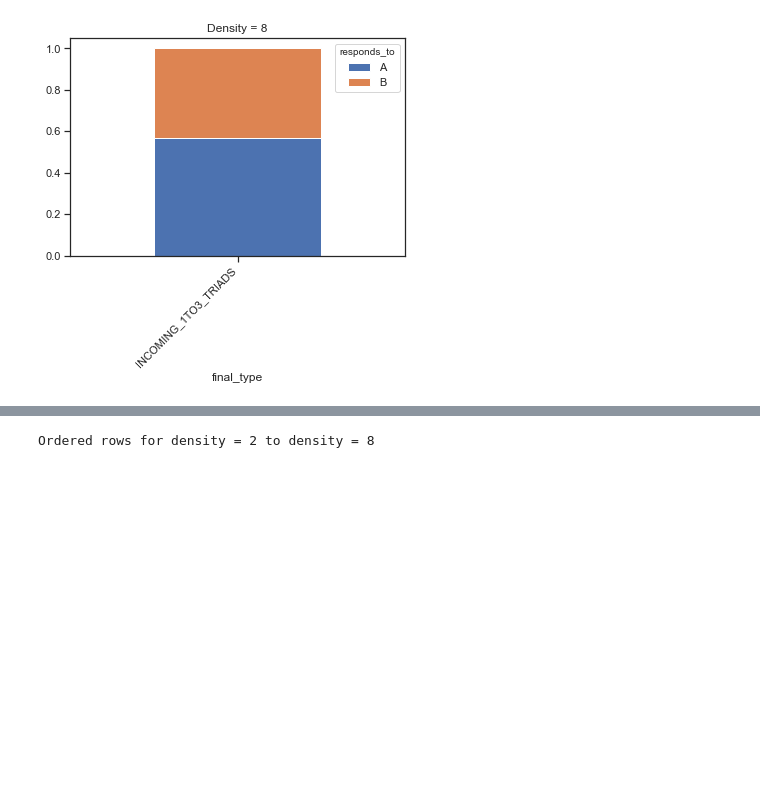
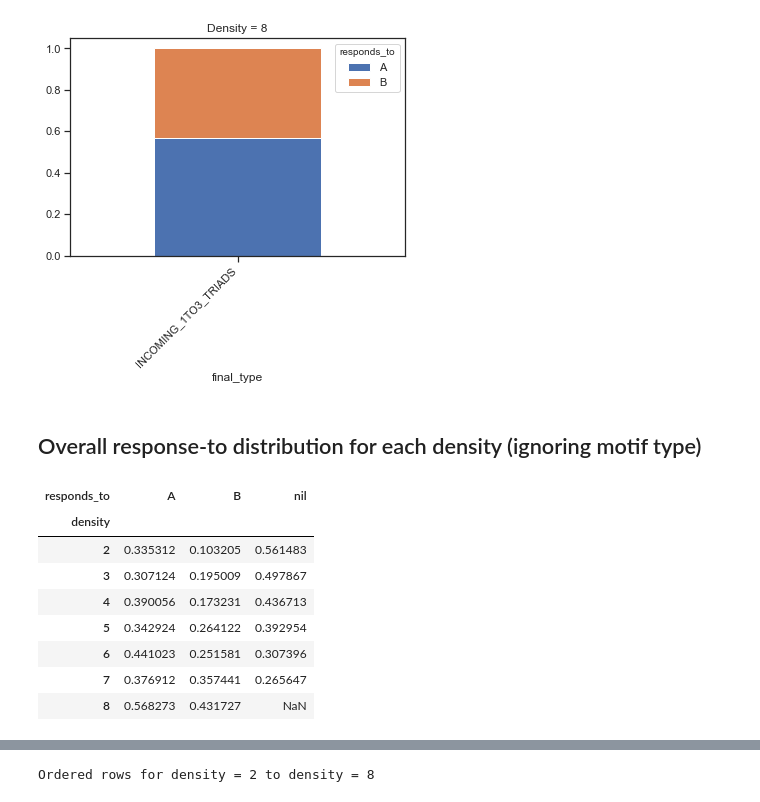
Before and after one commit to rgangela99/Cornell-Conversational-Analysis-Toolkit, a Jupyter notebook: examples/triad-motif/C_entry_analysis.ipynb, the cells around one changed output, grey strips where cells are left out. Saved outputs shown, nothing was run; the diff lists cells and outputs as text; code cells hidden in the pictures; blank space fills up the shorter version.

```diff
--- a/examples/triad-motif/C_entry_analysis.ipynb
+++ b/examples/triad-motif/C_entry_analysis.ipynb
@@ -197,3 +178,5 @@ for i in Counter(df['density']).keys():
 [figure]
 [figure]
 [figure]
+# %% [markdown]
+## Overall response-to distribution for each density (ignoring motif type)
@@ -199,0 +185,12 @@ for i in Counter(df['density']).keys():
+# %%
+grouped_by_density
+# %% [output]
+| responds_to | A | B | nil |
+| density |  |  |  |
+| 2 | 0.335312 | 0.103205 | 0.561483 |
+| 3 | 0.307124 | 0.195009 | 0.497867 |
+| 4 | 0.390056 | 0.173231 | 0.436713 |
+| 5 | 0.342924 | 0.264122 | 0.392954 |
+| 6 | 0.441023 | 0.251581 | 0.307396 |
+| 7 | 0.376912 | 0.357441 | 0.265647 |
+| 8 | 0.568273 | 0.431727 | NaN |
```
Also changed, not shown: parts of 9 cells of this notebook.
